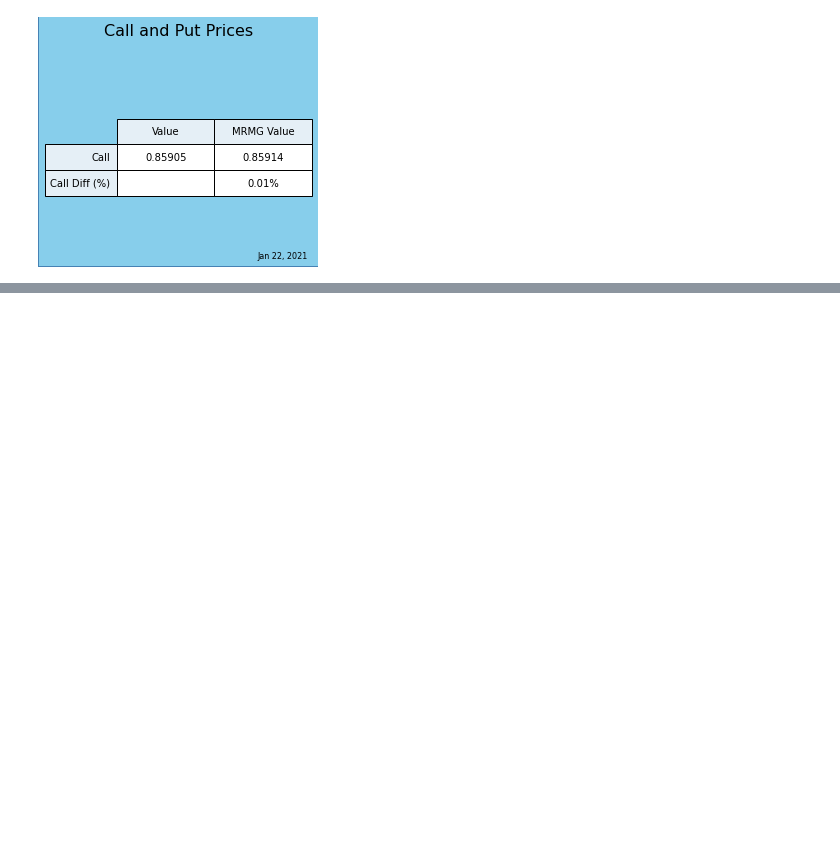
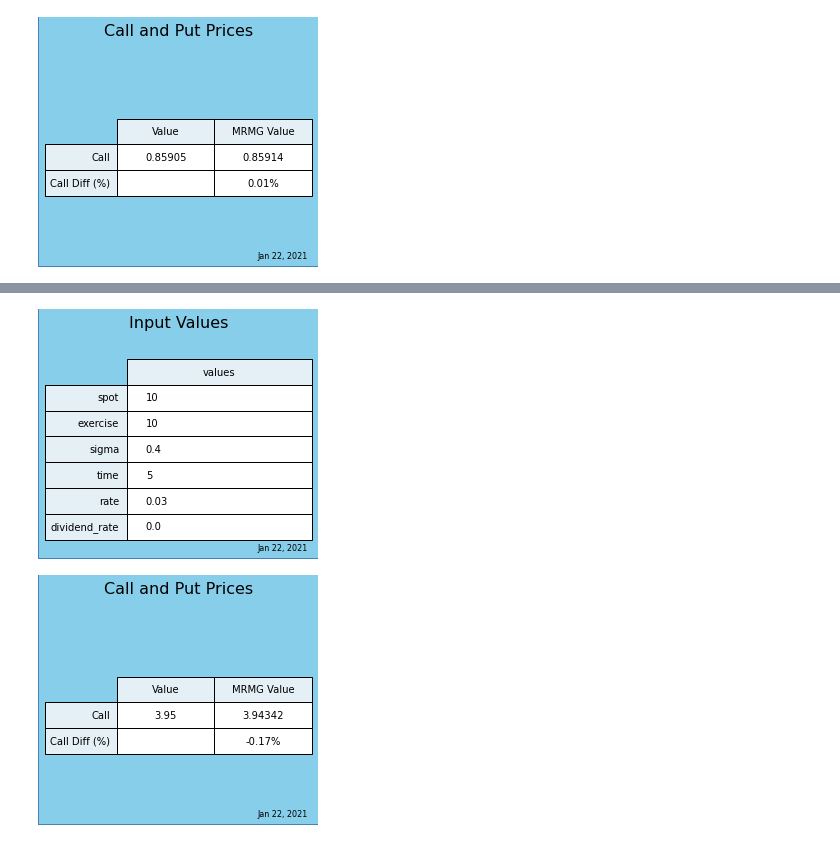
Before and after one commit to abehrman/black_scholes_Python_Panel_served, a Jupyter notebook: BlackScholes.ipynb, the cells around one changed output, grey strips where cells are left out. Saved outputs shown, nothing was run; the diff lists cells and outputs as text; code cells hidden in the pictures; blank space fills up the shorter version.

Commit message:
black scholes call inputs and completed val

```diff
--- a/BlackScholes.ipynb
+++ b/BlackScholes.ipynb
@@ -92,0 +99,8 @@ draw_both_tables(vars, baseCall)
+# %%
+vars = [10, 10, .40, 5, .03, .0]
+baseCall = 3.95
+
+draw_both_tables(vars, baseCall)
+# %% [output]
+[figure, added]
+[figure, added]
```
Also changed, not shown: parts of 17 cells of this notebook, 3 other files.
